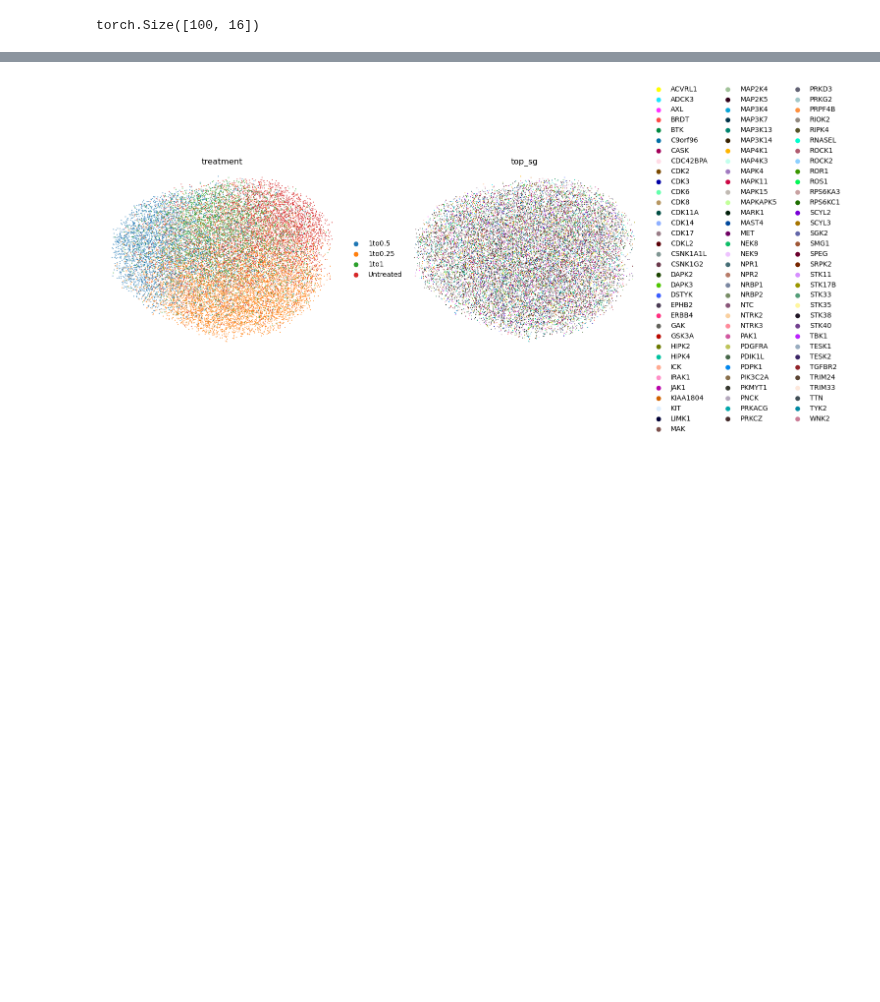
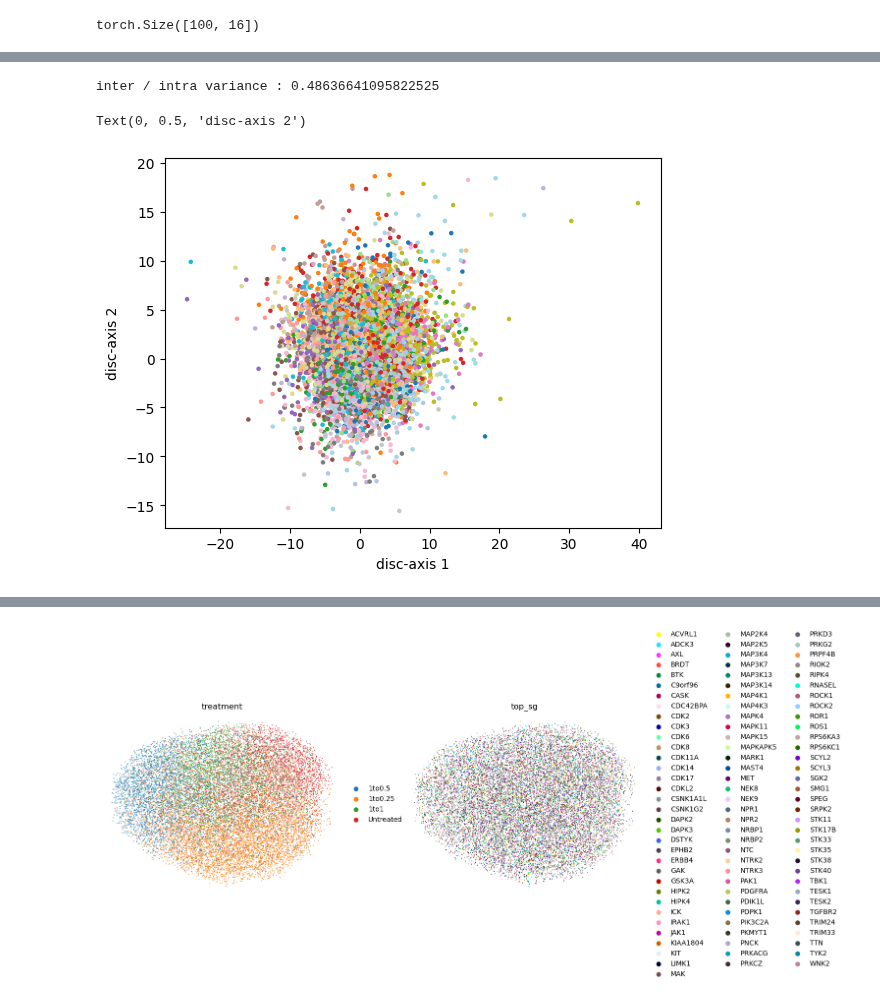
Before and after one commit to azizilab/SHERLOCK, a Jupyter notebook: PerturbVAE/training_test.ipynb, the cells around one changed output, grey strips where cells are left out. Cells and saved outputs as stored; diff of their text form; code cells hidden in the pictures; blank space fills up the shorter version.

```diff
--- a/PerturbVAE/training_test.ipynb
+++ b/PerturbVAE/training_test.ipynb
@@ -216,0 +223,25 @@ sc.pl.umap(z_data, color=['top_sg'], frameon=False, show=True)
+# %%
+n_classes = P.unique().shape[0]
+centroids = torch.stack([z[P==k].mean(0) for k in range(n_classes)])
+inter = centroids.var(0).sum()
+intra = (z - centroids[P]).var(0).sum()
+print("inter / intra variance :", inter.item() / intra.item())
+# %% [output]
+inter / intra variance : 0.48636641095822525
+# %%
+W = vae.cls_head[0].weight.detach()          # torch.Tensor [K × d]
+U, S, Vt = torch.linalg.svd(W)        # full SVD
+
+V_k = Vt[:3].T                       # d × 3
+proj = (z @ V_k).detach().cpu().numpy()                       # N × 3   (torch or numpy)
+
+idx = np.arange(0, proj.shape[0])
+np.random.shuffle(idx)
+idx = idx[:10000]
+proj_plot = proj[idx]
+
+plt.scatter(proj_plot[:,0], proj_plot[:,1], c=P[idx], s=5, cmap='tab20')
+plt.xlabel('disc-axis 1'); plt.ylabel('disc-axis 2')
+# %% [output]
+Text(0, 0.5, 'disc-axis 2')
+[figure, added]
```
Also changed, not shown: parts of 11 cells of this notebook, 2 other files.
